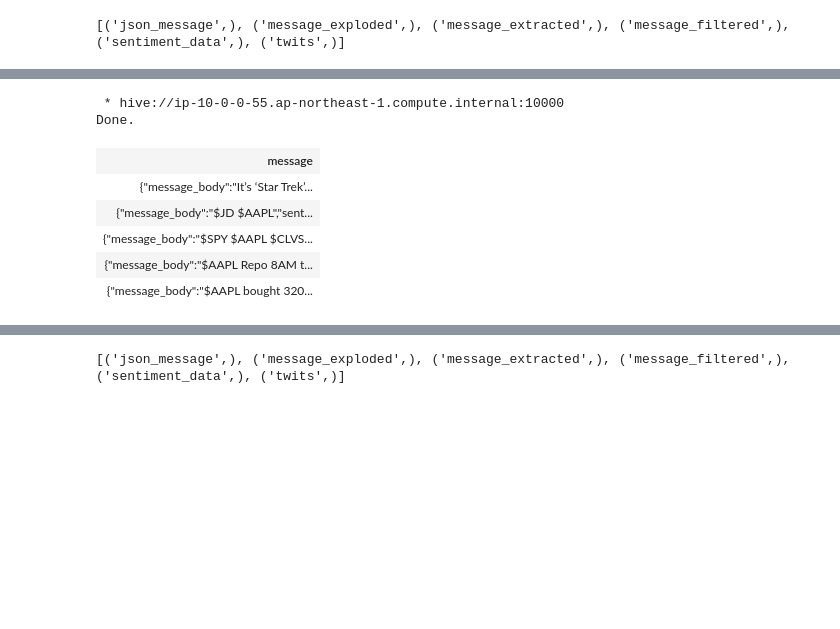
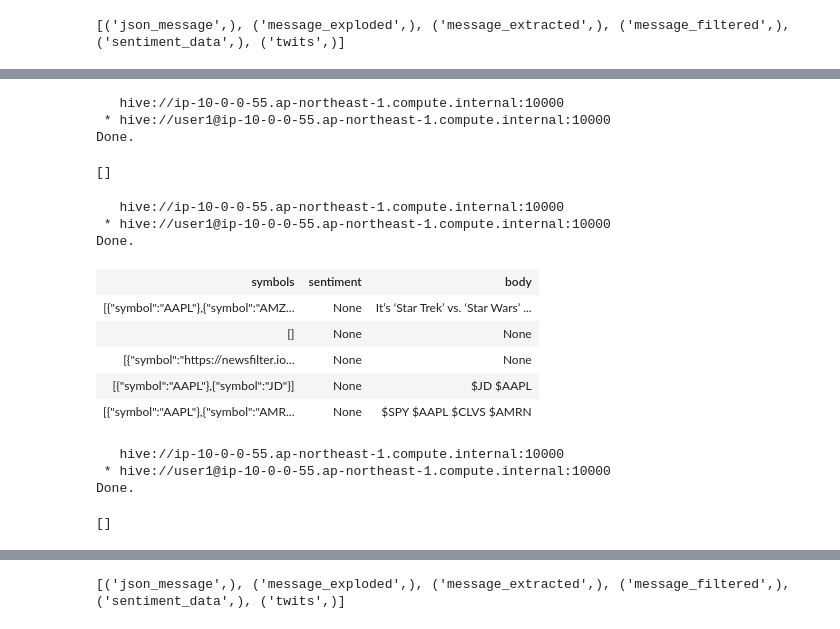
Before and after one commit to YoshiyukiKono/dsml_01_nlp, a Jupyter notebook: nlp_solution.ipynb, the cells around one changed output, grey strips where cells are left out. Saved outputs shown, nothing was run; the diff lists cells and outputs as text; code cells hidden in the pictures; blank space fills up the shorter version.

```diff
--- a/nlp_solution.ipynb
+++ b/nlp_solution.ipynb
@@ -156,12 +462,35 @@ Done.
+# %%
+%%sql
+insert overwrite table message_extracted
+select message.symbols, message.entities.sentiment, message.body from twits
+lateral view explode(messages) messages as message
+# %% [output]
+   hive://ip-10-0-0-55.ap-northeast-1.compute.internal:10000
+ * hive://user1@ip-10-0-0-55.ap-northeast-1.compute.internal:10000
+Done.
+[]
 # %%
 %%sql
-select * from json_message limit 5
+select * from message_extracted limit 5
 # %% [output]
- * hive://ip-10-0-0-55.ap-northeast-1.compute.internal:10000
+   hive://ip-10-0-0-55.ap-northeast-1.compute.internal:10000
+ * hive://user1@ip-10-0-0-55.ap-northeast-1.compute.internal:10000
 Done.
-| message |
-| {"message_body":"It’s ‘Star Trek’... |
-| {"message_body":"$JD $AAPL","sent... |
-| {"message_body":"$SPY $AAPL $CLVS... |
-| {"message_body":"$AAPL Repo 8AM t... |
-| {"message_body":"$AAPL bought 320... |
+| symbols | sentiment | body |
+| [{"symbol":"AAPL"},{"symbol":"AMZ... | None | It’s ‘Star Trek’ vs. ‘Star Wars’ ... |
+| [] | None | None |
+| [{"symbol":"https://newsfilter.io... | None | None |
+| [{"symbol":"AAPL"},{"symbol":"JD"}] | None | $JD $AAPL |
+| [{"symbol":"AAPL"},{"symbol":"AMR... | None | $SPY $AAPL $CLVS $AMRN |
+# %%
+%%sql
+insert overwrite table message_filtered
+select symbols,
+    case sentiment when 'Bearish' then -2 when 'Bullish' then 2 ELSE 0 END as sentiment,
+    body from message_extracted
+    where body is not null
+# %% [output]
+   hive://ip-10-0-0-55.ap-northeast-1.compute.internal:10000
+ * hive://user1@ip-10-0-0-55.ap-northeast-1.compute.internal:10000
+Done.
+[]
```
Also changed, not shown: parts of 55 cells of this notebook.
